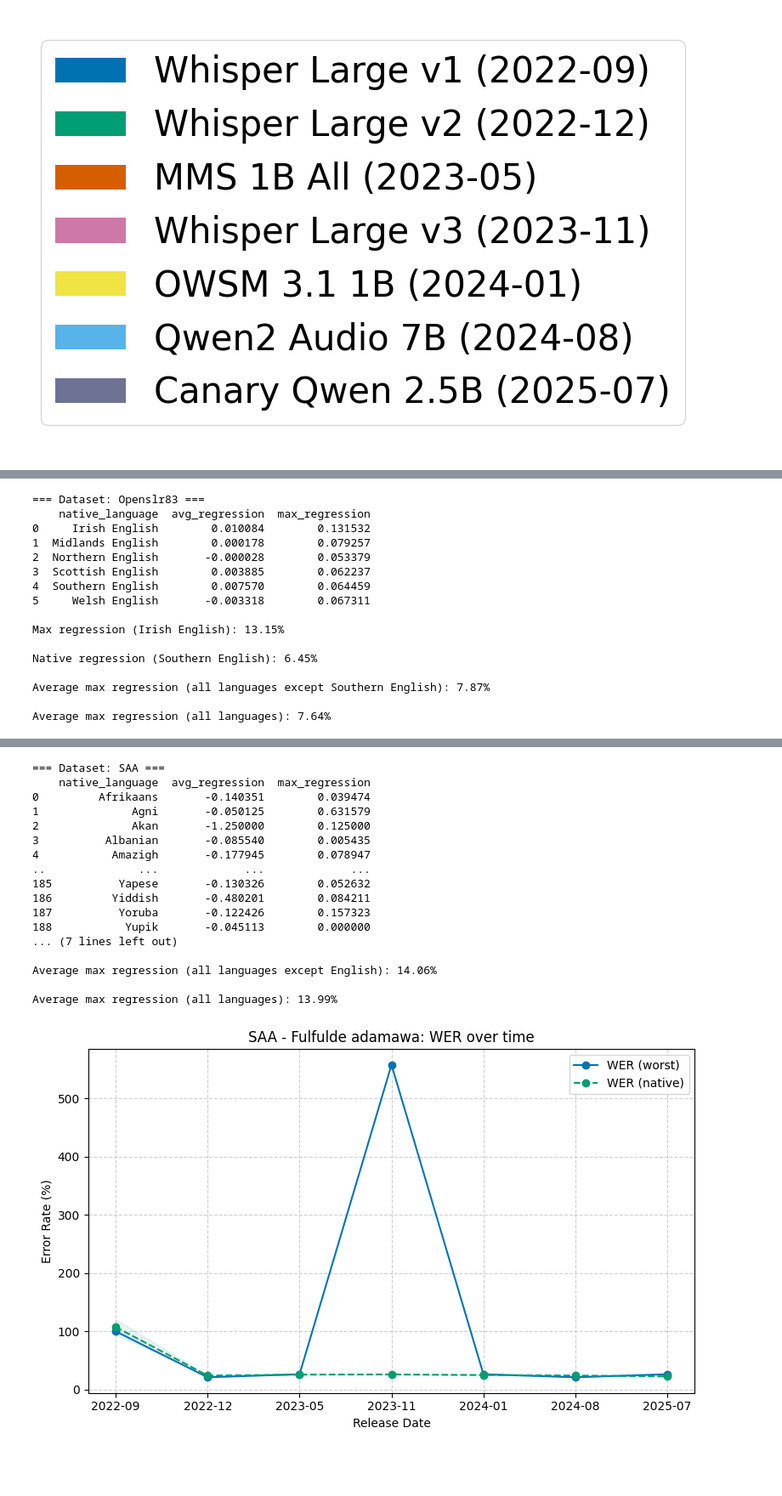
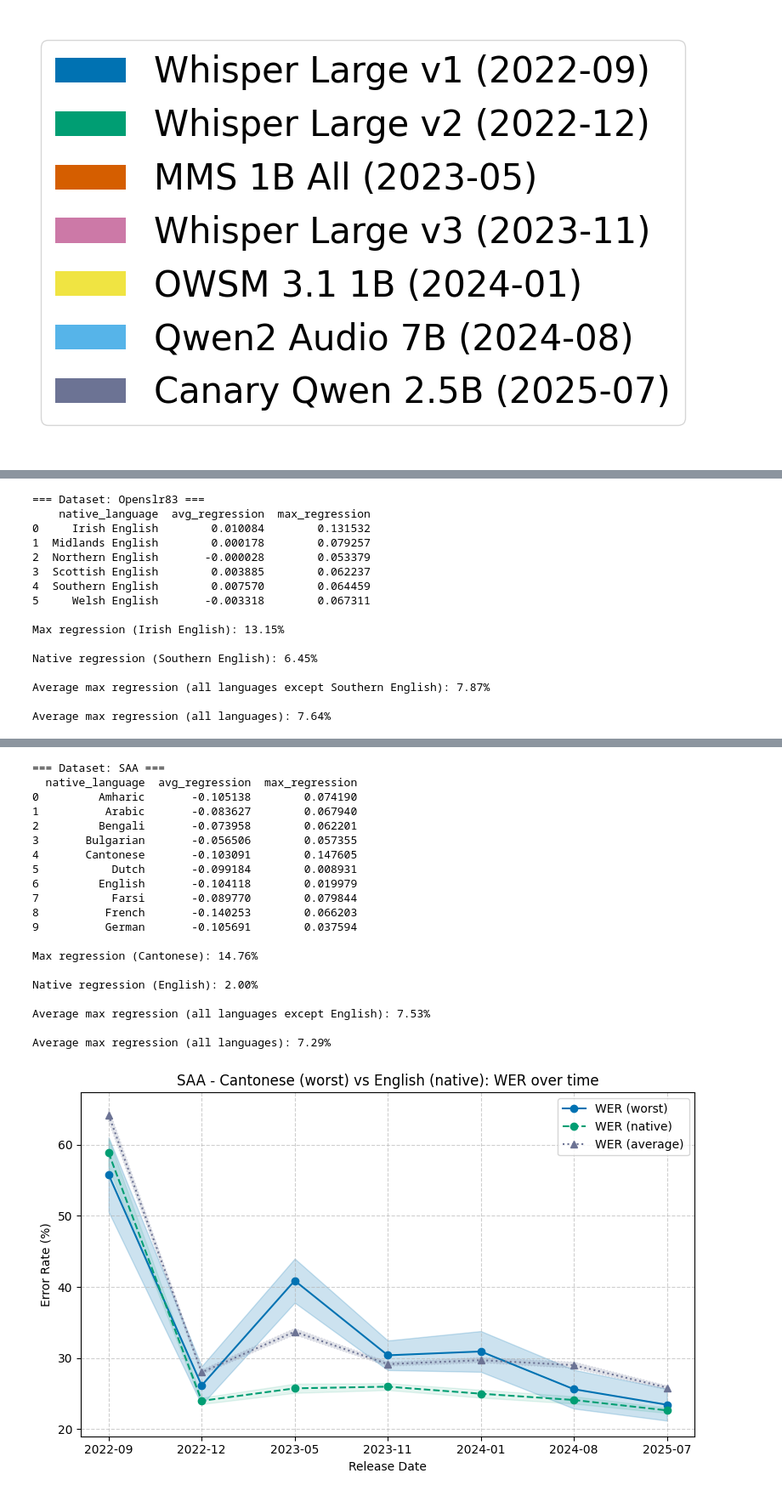
Before and after one commit to KoelLabs/ML, a Jupyter notebook: notebooks/Eval/ASR_eval.ipynb, the cells around one changed output, grey strips where cells are left out. Shown at 85% size. Saved outputs shown, nothing was run; the diff lists cells and outputs as text; code cells hidden in the pictures; blank space fills up the shorter version.

Commit message:
add average to line plots + improve title + remove outliers

```diff
--- a/notebooks/Eval/ASR_eval.ipynb
+++ b/notebooks/Eval/ASR_eval.ipynb
@@ -281,8 +281,12 @@ WER_COLOR = colors[0]
 WER_NATIVE_COLOR = colors[1]
 CER_COLOR = colors[2]
 CER_NATIVE_COLOR = colors[3]
+UNCONDITIONAL_COLOR = colors[-1]
 INCLUDE_CER = False
 REQUIRE_NATIVE = True
+INCLUDE_UNCONDITIONAL = True
+# STATISTIC = 'median'
+STATISTIC = 'mean'
 # ERROR_METRIC = 'std'
 ERROR_METRIC = 'sem'
 FALLBACK_L1_DATASET = {
@@ -290,6 +294,13 @@ FALLBACK_L1_DATASET = {
 }
 
 for dataset, df_d in results.groupby('dataset'):
+    # outliers
+    df_d = df_d[(df_d["cer"] <= 1) & (df_d["wer"] <= 1)] # drop outliers
+    MIN_SAMPLES = 10 if 'SAA' in dataset else 2 # type: ignore ; ensure we have at least MIN_SAMPLES samples for a language to include it
+    t = pd.DataFrame(df_d['native_language'].value_counts() / len(df_d['model'].unique()) > MIN_SAMPLES).reset_index()
+    t = t[t['count']]['native_language'].unique()
+    df_d = df_d[df_d['native_language'].isin(t)]
+
     # Determine native language
     native_lang = set(df_d['native_language']).intersection(['USA', 'Southern English', 'English'])
     native_lang = native_lang.pop() if len(native_lang) > 0 else None
@@ -303,7 +314,7 @@ for dataset, df_d in results.groupby('dataset'):
     for lang, df_lang in df_d.groupby('native_language'):
         df_lang_sorted = (
             df_lang.groupby(['model', 'release_date'])
-            .agg({'wer': 'mean', 'cer': 'mean'})
+            .agg({'wer': STATISTIC, 'cer': STATISTIC})
             .reset_index()
             .sort_values('release_date')
         )
@@ -337,7 +348,7 @@ for dataset, df_d in results.groupby('dataset'):
 
     # Print overall stats
     print(f"\n=== Dataset: {dataset} ===")
-    print(reg_df)
+    print(reg_df.head(10))
     print(f"\nMax regression ({top_lang}): {reg_df['max_regression'].max() * 100:.2f}%")
     if native_lang and native_lang != top_lang:
         print(f"\nNative regression ({native_lang}): {reg_df[reg_df['native_language'] == native_lang]['max_regression'].to_list()[0] * 100:.2f}%")
@@ -348,7 +359,7 @@ for dataset, df_d in results.groupby('dataset'):
     df_plot = (
         df_d[df_d['native_language'] == top_lang]
         .groupby(['release_date', 'model'])
-        .agg({'wer': ['mean', ERROR_METRIC], 'cer': ['mean', ERROR_METRIC]}) # type: ignore
+        .agg({'wer': [STATISTIC, ERROR_METRIC], 'cer': [STATISTIC, ERROR_METRIC]}) # type: ignore
         .reset_index()
     )
     df_plot.columns = ['release_date', 'model', 'wer_mean', 'wer_std', 'cer_mean', 'cer_std']
@@ -359,7 +370,7 @@ for dataset, df_d in results.groupby('dataset'):
         df_native_plot = (
             df_d[df_d['native_language'] == native_lang]
             .groupby(['release_date', 'model'])
-            .agg({'wer': ['mean', ERROR_METRIC], 'cer': ['mean', ERROR_METRIC]})
+            .agg({'wer': [STATISTIC, ERROR_METRIC], 'cer': [STATISTIC, ERROR_METRIC]})
             .reset_index()
         )
         df_native_plot.columns = ['release_date', 'model', 'wer_mean', 'wer_std', 'cer_mean', 'cer_std']
@@ -383,6 +394,7 @@ for dataset, df_d in results.groupby('dataset'):
             (df_plot['cer_mean'] + df_plot['cer_std']) * 100, # type: ignore
             color=cer_line.get_color(), alpha=0.2
         )
+
     if df_native_plot is not None:
         wer_line, = plt.plot(df_native_plot['release_date'], df_native_plot['wer_mean'] * 100, '--o',
              color=WER_NATIVE_COLOR, label='WER (native)')
@@ -402,7 +414,19 @@ for dataset, df_d in results.groupby('dataset'):
                 color=cer_line.get_color(), alpha=0.1
             )
 
-    plt.title(f"{dataset} - {top_lang}: WER{' & CER ' if INCLUDE_CER else ' '}over time")
+    if INCLUDE_UNCONDITIONAL:
+        df_overall = df_d.groupby(['release_date', 'model']).agg({'wer': [STATISTIC, ERROR_METRIC], 'cer': [STATISTIC, ERROR_METRIC]}).reset_index() # type: ignore
+        df_overall.columns = ['release_date', 'model', 'wer_mean', 'wer_std', 'cer_mean', 'cer_std']
+        df_overall = df_overall.sort_values('release_date')
+        wer_line, = plt.plot(df_overall['release_date'], df_overall['wer_mean'] * 100, ':^', color=UNCONDITIONAL_COLOR, label='WER (average)')
+        plt.fill_between(
+            df_overall['release_date'],
+            (df_overall['wer_mean'] - df_overall['wer_std']) * 100, # type: ignore
+            (df_overall['wer_mean'] + df_overall['wer_std']) * 100, # type: ignore
+            color=wer_line.get_color(), alpha=0.2, linestyle=':'
+        )
+
+    plt.title(f"{dataset} - {top_lang} (worst) vs {native_lang} (native): WER{' & CER ' if INCLUDE_CER else ' '}over time")
     plt.xlabel("Release Date")
     plt.ylabel("Error Rate (%)")
     plt.legend()
@@ -466,18 +490,21 @@ Average max regression (all languages): 7.64%
 === Dataset: SAA ===
-    native_language  avg_regression  max_regression
-0         Afrikaans       -0.140351        0.039474
-1              Agni       -0.050125        0.631579
-2              Akan       -1.250000        0.125000
-3          Albanian       -0.085540        0.005435
-4           Amazigh       -0.177945        0.078947
-..              ...             ...             ...
-185          Yapese       -0.130326        0.052632
-186         Yiddish       -0.480201        0.084211
-187          Yoruba       -0.122426        0.157323
-188           Yupik       -0.045113        0.000000
-... (7 lines left out)
+  native_language  avg_regression  max_regression
+0         Amharic       -0.105138        0.074190
+1          Arabic       -0.083627        0.067940
+2         Bengali       -0.073958        0.062201
+3       Bulgarian       -0.056506        0.057355
+4       Cantonese       -0.103091        0.147605
+5           Dutch       -0.099184        0.008931
+6         English       -0.104118        0.019979
+7           Farsi       -0.089770        0.079844
+8          French       -0.140253        0.066203
+9          German       -0.105691        0.037594
 
-Average max regression (all languages except English): 14.06%
+Max regression (Cantonese): 14.76%
 
-Average max regression (all languages): 13.99%
+Native regression (English): 2.00%
+
+Average max regression (all languages except English): 7.53%
+
+Average max regression (all languages): 7.29%
-[figure, old version]
+[figure, new version]
```
Also changed, not shown: parts of 1 cell of this notebook.
